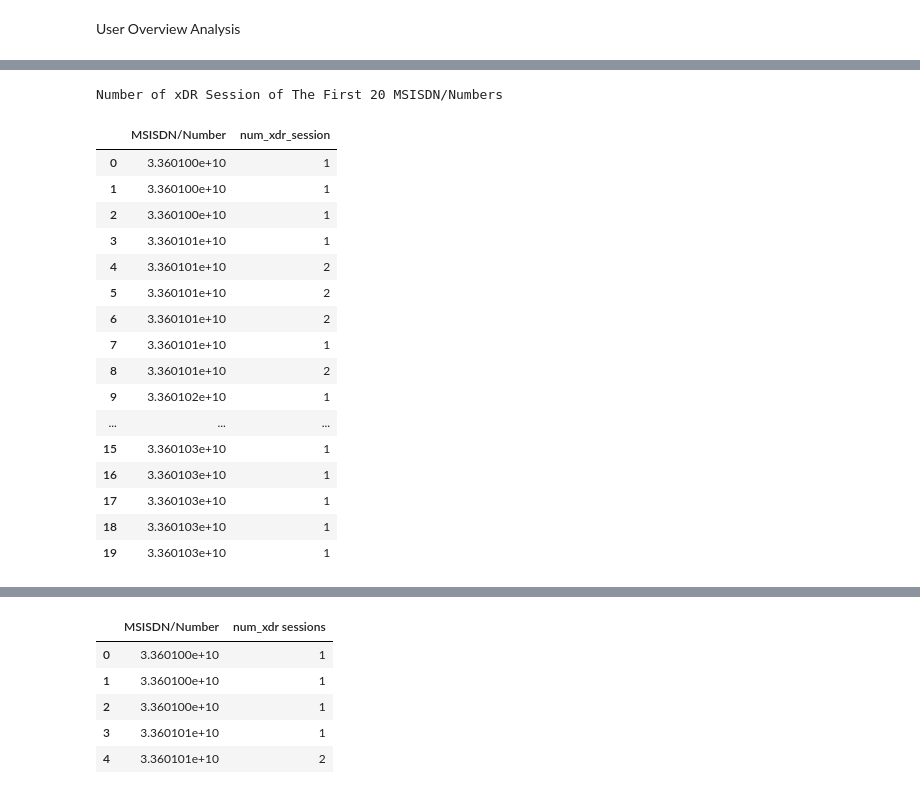
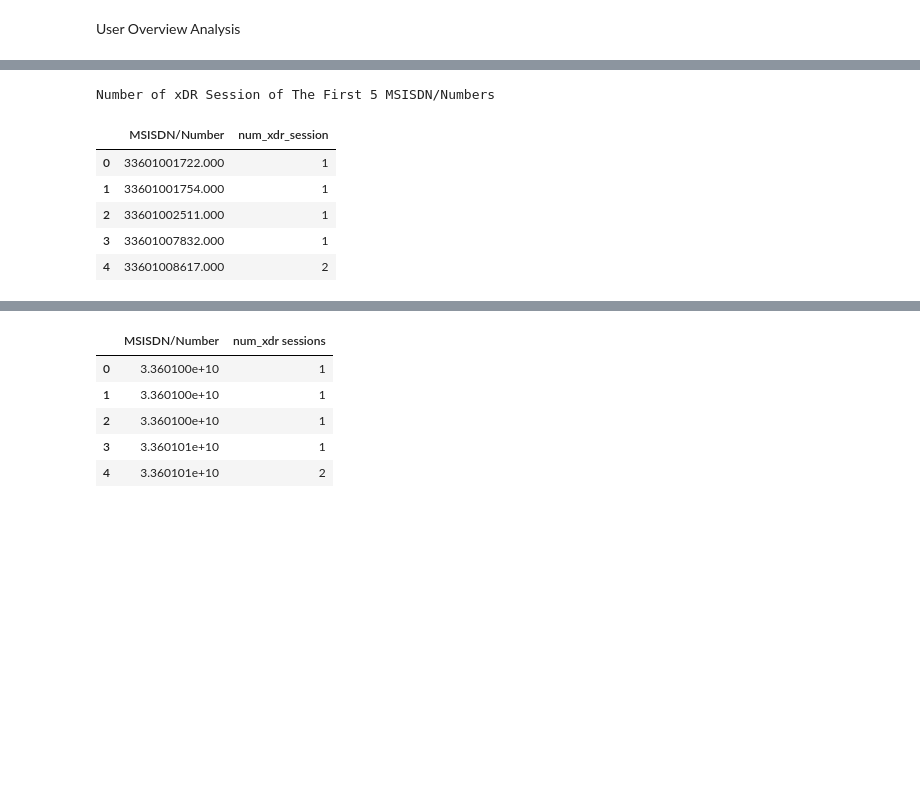
Before and after one commit to nahomHmichael/Telecom-User-Analytics, a Jupyter notebook: notebooks/user_overview_analysis.ipynb, the cells around one changed output, grey strips where cells are left out. Saved outputs shown, nothing was run; the diff lists cells and outputs as text; code cells hidden in the pictures; blank space fills up the shorter version.

```diff
--- a/notebooks/user_overview_analysis.ipynb
+++ b/notebooks/user_overview_analysis.ipynb
@@ -469,29 +469,18 @@ handsets_from_samsung['Handset Type'].value_counts()[0:3].plot(kind='barh',title
 # %%
 # The number of xdr session per user
 xdr_session = clean_df.groupby('MSISDN/Number').agg({'Bearer Id': 'count' }).reset_index()
 xdr_session['num_xdr_session'] = xdr_session['Bearer Id']
 xdr2 = xdr_session.groupby('MSISDN/Number').agg({'num_xdr_session': 'sum'}).reset_index()
-print('Number of xDR Session of The First 20 MSISDN/Numbers')
-xdr2.head(20)
+print('Number of xDR Session of The First 5 MSISDN/Numbers')
+xdr2.head(5)
 # %% [output]
-Number of xDR Session of The First 20 MSISDN/Numbers
+Number of xDR Session of The First 5 MSISDN/Numbers
 |  | MSISDN/Number | num_xdr_session |
-| 0 | 3.360100e+10 | 1 |
-| 1 | 3.360100e+10 | 1 |
-| 2 | 3.360100e+10 | 1 |
-| 3 | 3.360101e+10 | 1 |
-| 4 | 3.360101e+10 | 2 |
-| 5 | 3.360101e+10 | 2 |
-| 6 | 3.360101e+10 | 2 |
-| 7 | 3.360101e+10 | 1 |
-| 8 | 3.360101e+10 | 2 |
-| 9 | 3.360102e+10 | 1 |
-| ... | ... | ... |
-| 15 | 3.360103e+10 | 1 |
-| 16 | 3.360103e+10 | 1 |
-| 17 | 3.360103e+10 | 1 |
-| 18 | 3.360103e+10 | 1 |
-| 19 | 3.360103e+10 | 1 |
+| 0 | 33601001722.000 | 1 |
+| 1 | 33601001754.000 | 1 |
+| 2 | 33601002511.000 | 1 |
+| 3 | 33601007832.000 | 1 |
+| 4 | 33601008617.000 | 2 |
 # %%
 # Session duration per user
 session_duration = clean_df.groupby('MSISDN/Number').agg({'Dur. (ms)':'sum',}).reset_index()
```
Also changed, not shown: parts of 5 cells of this notebook.
